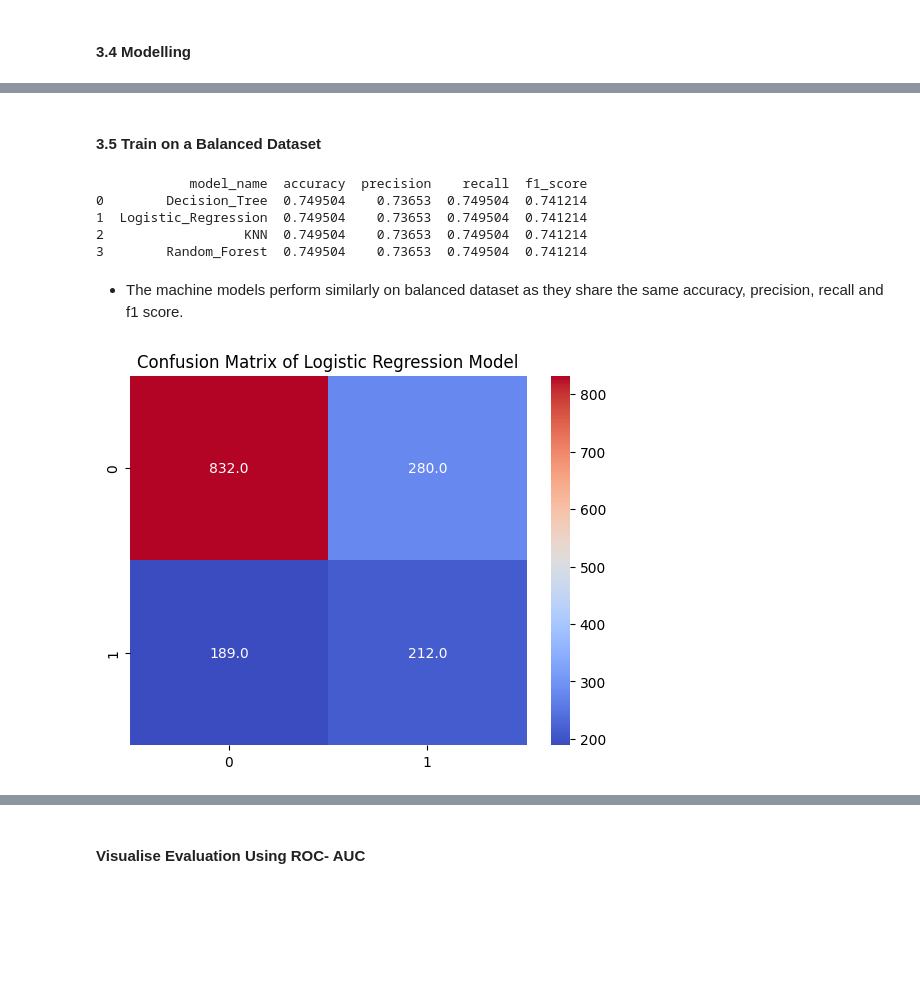
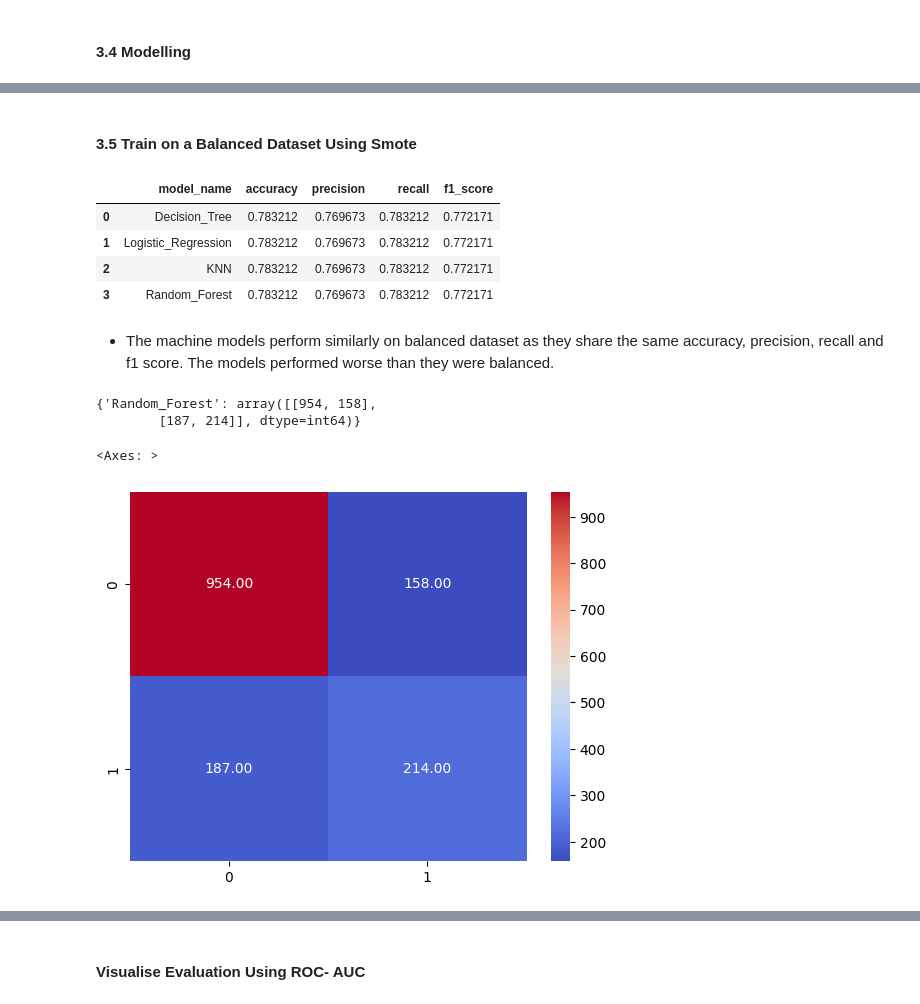
Before and after one commit to Davis-Azangu-DataAnalyst/Classification-Project-LP2, a Jupyter notebook: Notebooks/Churn_LP2 1_V2.ipynb, the cells around one changed output, grey strips where cells are left out. Saved outputs shown, nothing was run; the diff lists cells and outputs as text; code cells hidden in the pictures; blank space fills up the shorter version.

```diff
--- a/Notebooks/Churn_LP2 1_V2.ipynb
+++ b/Notebooks/Churn_LP2 1_V2.ipynb
@@ -570,7 +568,0 @@ array([  29.85000038, 1889.5       ,  108.15000153, ...,  346.45      ,
-# %%
-# Identify categorical columns
-categorical_columns = df.select_dtypes(['category']).columns
-
-# Convert each categorical column to object datatype
-for col in categorical_columns:
-    df[col] = df[col].astype('object')
@@ -597,4 +568,0 @@ memory usage: 827.5+ KB
-# %%
-# Drop customerid column since it is not a significant predictor of churn
-df= df.drop(['customerid'], axis =1)
-df.info()
@@ -1139,9 +1077,14 @@ Index(['tenure', 'monthlycharges', 'totalcharges'], dtype='object')
+# %%
+# Getting the numerical columns
+numeric_columns = X.select_dtypes('number').columns
+
+# Getting the categorical columns
+categorical_columns = X.select_dtypes('object').columns
 # %%
 # Numeric Pipeline
 numeric_pipeline = Pipeline(steps=[
-    ('num_imputer', SimpleImputer(strategy='mean')),  # impute numrical columns with mean
-    ('scaler', StandardScaler()),
-
+    ('num_imputer', SimpleImputer(strategy='mean')),  # impute numerical columns with mean
+    ('scaler', StandardScaler())
 ])
 
 # Categorical Pipeline
@@ -1276,16 +1154,16 @@ best_params_dict
 # %% [markdown]
-#### 3.5 __Train on a Balanced Dataset__
+#### 3.5 __Train on a Balanced Dataset Using Smote__
 # %%
 # Create place to hold trained models
 all_balanced_pipelines = {}
 all_balanced_metrics = {}
-# Add confusion matrix to all pipelines
-all_confusion_matrix = {}
 
+
+# Create an empty DataFrame for metrics
 balanced_metric_table = pd.DataFrame(columns=['model_name', 'accuracy','precision', 'recall','f1_score'])
 
+# Loop over models and create pipelines, fit models and calculate metrics
 for model_name, classifier in models:
-    # create final pipeline with preprocessor and classifier
     balanced_pipeline = imbPipeline(steps=[
         ('preprocessor', preprocessor),
         ('smote-sampler', SMOTE(random_state= 42)),
@@ -1301,11 +1179,8 @@ for model_name, classifier in models:
     all_balanced_pipelines[model_name] = balanced_pipeline
     # Generate all matrix prediction
 
-    conf_matrix = confusion_matrix(y_test_encoded, y_pred)
 
-    # Add all confusion matrix into all_pipeline dictionary
-    all_confusion_matrix[model_name] = conf_matrix
-
+    # make predictions on evaluated dataset
     y_pred = balanced_pipeline.predict(X_test)
 
     # Generate classification report for each pipeline or model
@@ -1319,13 +1194,13 @@ for model_name, classifier in models:
     f1 = metrics['weighted avg']['f1-score']
 
     balanced_metric_table.loc[len(balanced_metric_table)]= [model_name, accuracy, precision, recall, f1]
-
-print (balanced_metric_table)
+# Display the metrics table
+balanced_metric_table.sort_values(ascending=False, by='f1_score')
 # %% [output]
-            model_name  accuracy  precision    recall  f1_score
-0        Decision_Tree  0.749504    0.73653  0.749504  0.741214
-1  Logistic_Regression  0.749504    0.73653  0.749504  0.741214
-2                  KNN  0.749504    0.73653  0.749504  0.741214
-3        Random_Forest  0.749504    0.73653  0.749504  0.741214
+|  | model_name | accuracy | precision | recall | f1_score |
+| 0 | Decision_Tree | 0.783212 | 0.769673 | 0.783212 | 0.772171 |
+| 1 | Logistic_Regression | 0.783212 | 0.769673 | 0.783212 | 0.772171 |
+| 2 | KNN | 0.783212 | 0.769673 | 0.783212 | 0.772171 |
+| 3 | Random_Forest | 0.783212 | 0.769673 | 0.783212 | 0.772171 |
 # %% [markdown]
-- The machine models perform similarly on balanced dataset as they share the same accuracy, precision, recall and f1 score.
+- The machine models perform similarly on balanced dataset as they share the same accuracy, precision, recall and f1 score. The models performed worse than they were balanced.
@@ -1332,8 +1214,11 @@ print (balanced_metric_table)
+# %%
+all_confusion_matrix
+# %% [output]
+{'Random_Forest': array([[954, 158],
+        [187, 214]], dtype=int64)}
 # %%
-Logistic_Regression = all_confusion_matrix['Logistic_Regression']
-
-sns.heatmap(Logistic_Regression, annot=True, cmap='coolwarm', fmt='.1f')
-plt.title ('Confusion Matrix of Logistic Regression Model')
-plt.show()
+ Random_Forest = all_confusion_matrix['Random_Forest']
+sns.heatmap(Random_Forest, annot = True, cmap = 'coolwarm', fmt = '.2f')
 # %% [output]
+<Axes: >
-[figure, old version]
+[figure, new version]
```
Also changed, not shown: parts of 59 cells of this notebook, 17 other files.
